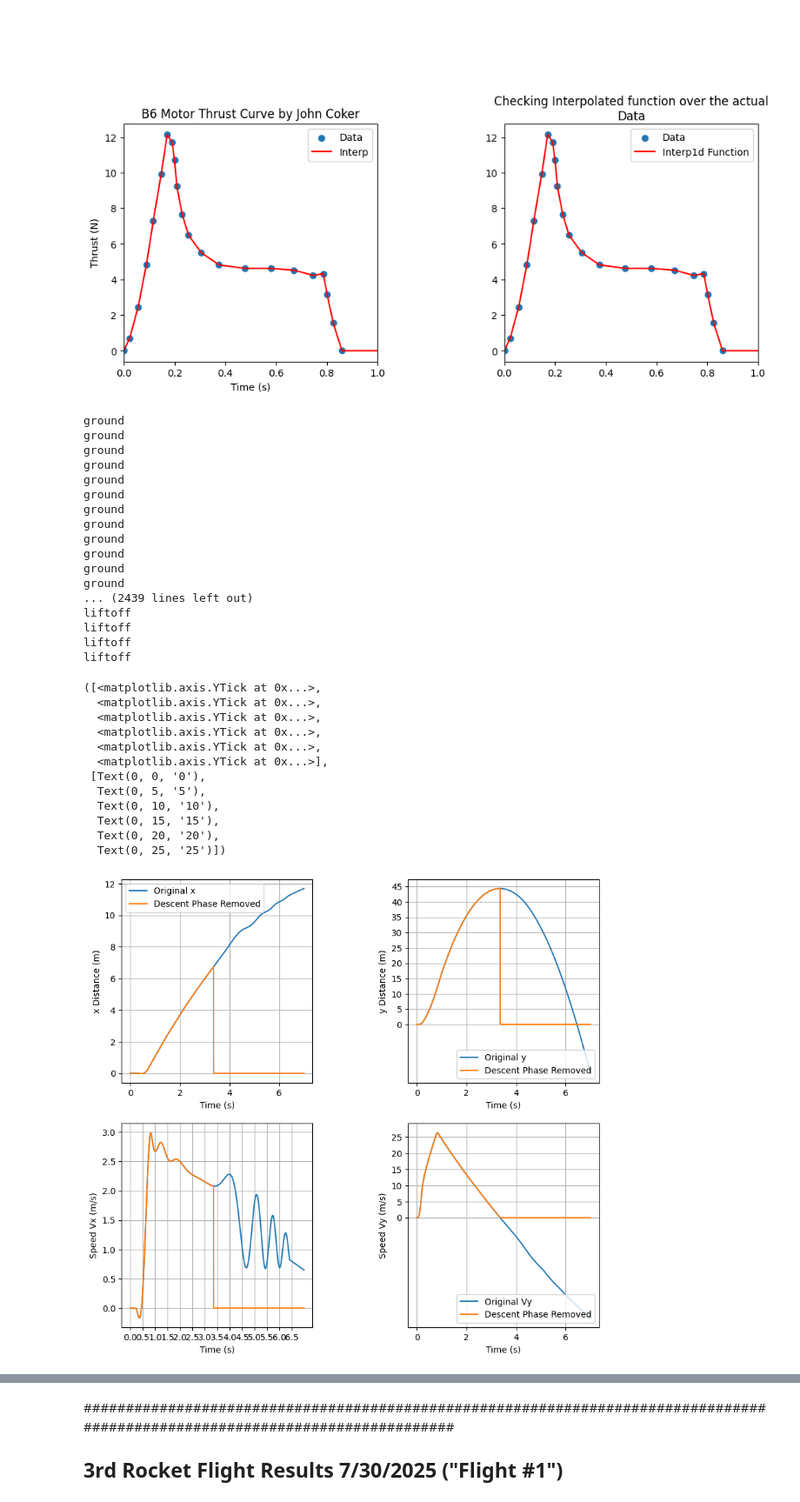
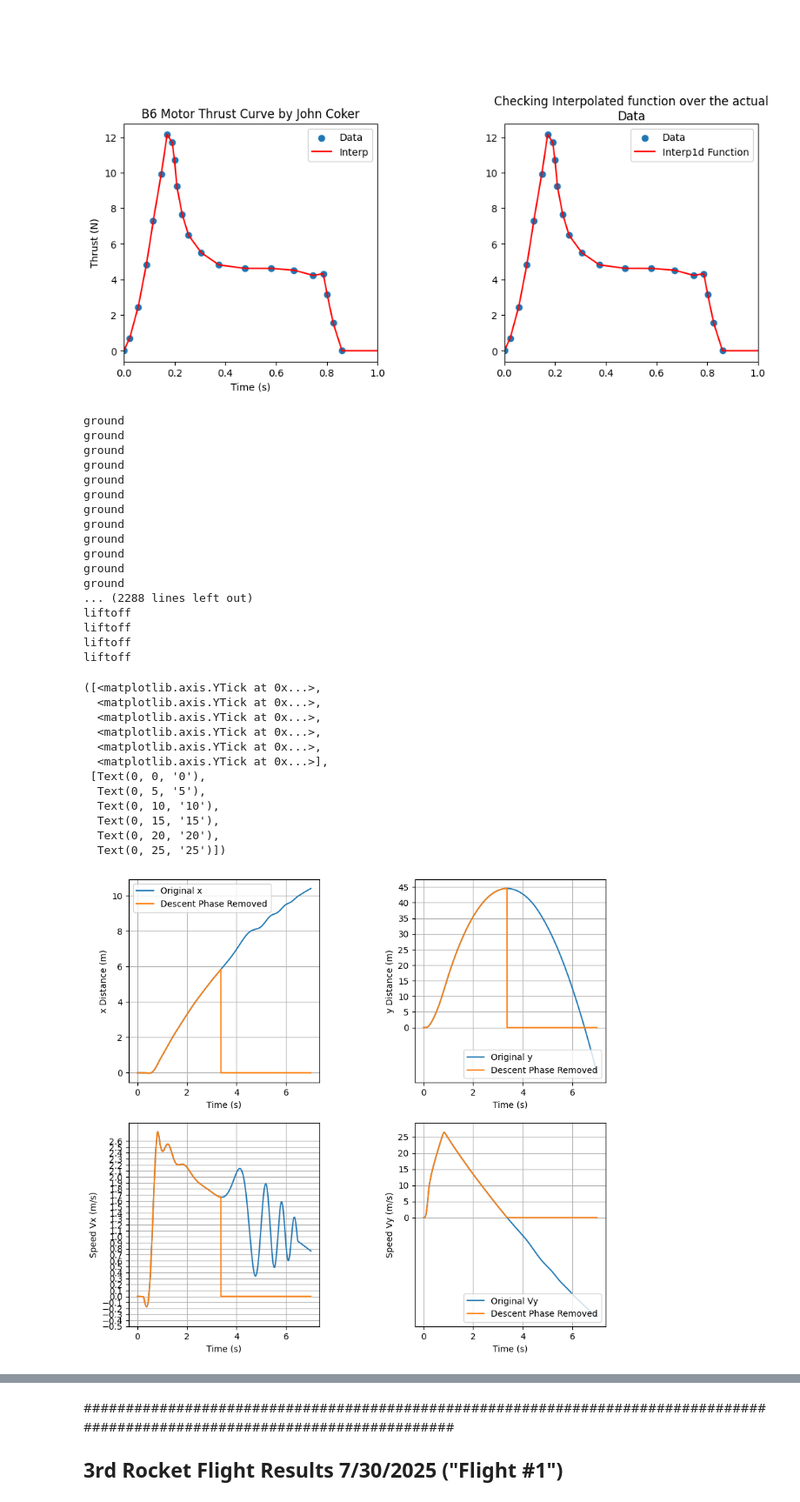
Before and after one commit to BamtolYy/rocket, a Jupyter notebook: simulation/2DRocketSimDraft.ipynb, the cells around one changed output, grey strips where cells are left out. Shown at 87% size. Saved outputs shown, nothing was run; the diff lists cells and outputs as text; code cells hidden in the pictures.

```diff
--- a/simulation/2DRocketSimDraft.ipynb
+++ b/simulation/2DRocketSimDraft.ipynb
@@ -154,7 +154,7 @@ def twoDRocket_ODE(state_vectors, t, g, mi, IGi, a, rho, S, Cl,thrust_function,t
     if state_vectors[1] <= launchRodLength:
         dthetaDotdt = 0
     else:
-        dthetaDotdt = (-L*a*cos(alpha) - D*a*sin(alpha))/IG
+        dthetaDotdt = (-L*a*cos(alpha) - D*a*sin(alpha))/IG + 0.4
     return [dxdt, dydt, dvxdt, dvydt, dthetadt, dthetaDotdt]
 # %%
 ## Define Parameters
@@ -383,7 +383,7 @@ ground
 ground
 ground
 ground
-... (2439 lines left out)
+... (2288 lines left out)
 liftoff
 liftoff
 liftoff
@@ -429,35 +429,35 @@ descentExcludedVx[index+1:] = 0
 plt.plot(t,descentExcludedVx)
 # plt.legend(['Original Vx','Descent Phase Removed'],loc=3)
 plt.xlabel('Time (s)')
 plt.ylabel('Speed Vx (m/s)')
 plt.grid()
-plt.xticks(np.arange(0,7,0.5))
+plt.yticks(np.arange(-0.5,2.7,0.1))
 
 plt.subplot(2,2,4)
 plt.plot(t, solution[:,3])
 descentExcludedVy = []
 descentExcludedVy = solution[:,3].copy()
 descentExcludedVy[index+1:] = 0
 plt.plot(t,descentExcludedVy)
 plt.legend(['Original Vy','Descent Phase Removed'],loc=4)
 plt.xlabel('Time (s)')
 plt.ylabel('Speed Vy (m/s)')
 plt.grid()
 plt.yticks(np.arange(0,30,5))
 # %% [output]
 ([<matplotlib.axis.YTick at 0x...>,
   <matplotlib.axis.YTick at 0x...>,
   <matplotlib.axis.YTick at 0x...>,
   <matplotlib.axis.YTick at 0x...>,
   <matplotlib.axis.YTick at 0x...>,
   <matplotlib.axis.YTick at 0x...>],
  [Text(0, 0, '0'),
   Text(0, 5, '5'),
   Text(0, 10, '10'),
   Text(0, 15, '15'),
   Text(0, 20, '20'),
   Text(0, 25, '25')])
-[figure, old version]
+[figure, new version]
 # %%
 plt.subplot(2,1,1)
 plt.plot(t, solution[:,4]*360/(2*pi))
```
Also changed, not shown: parts of 4 cells of this notebook.
